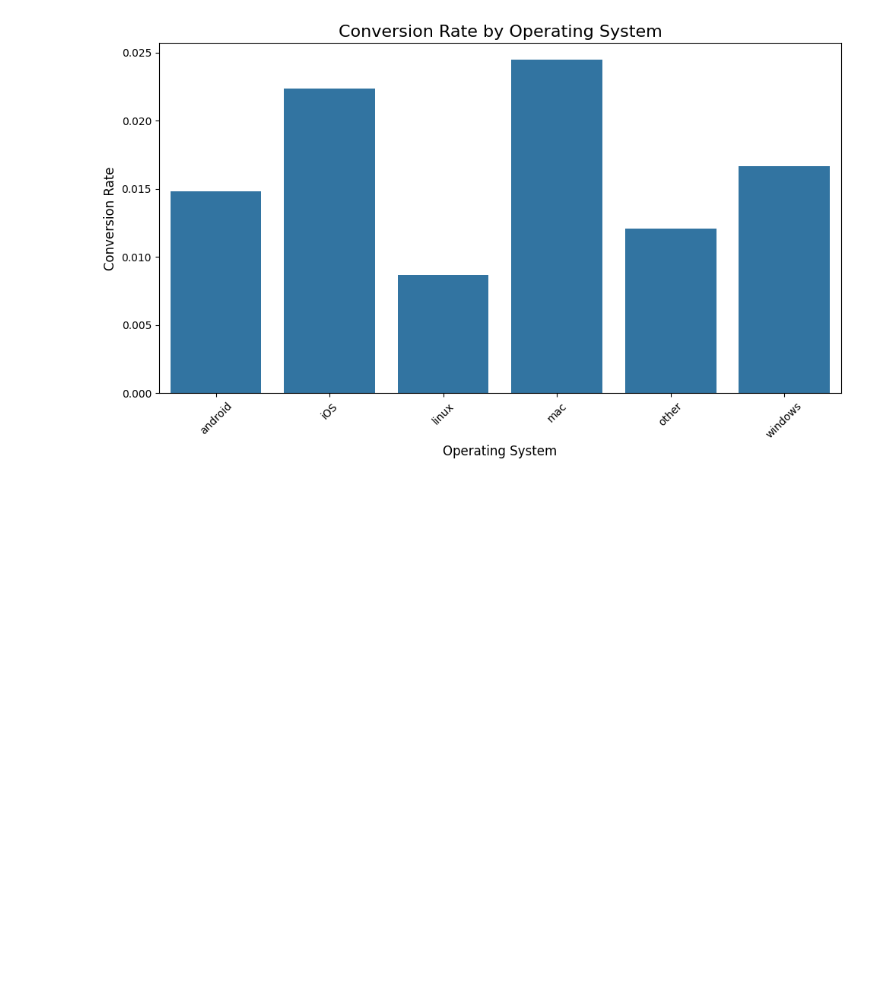
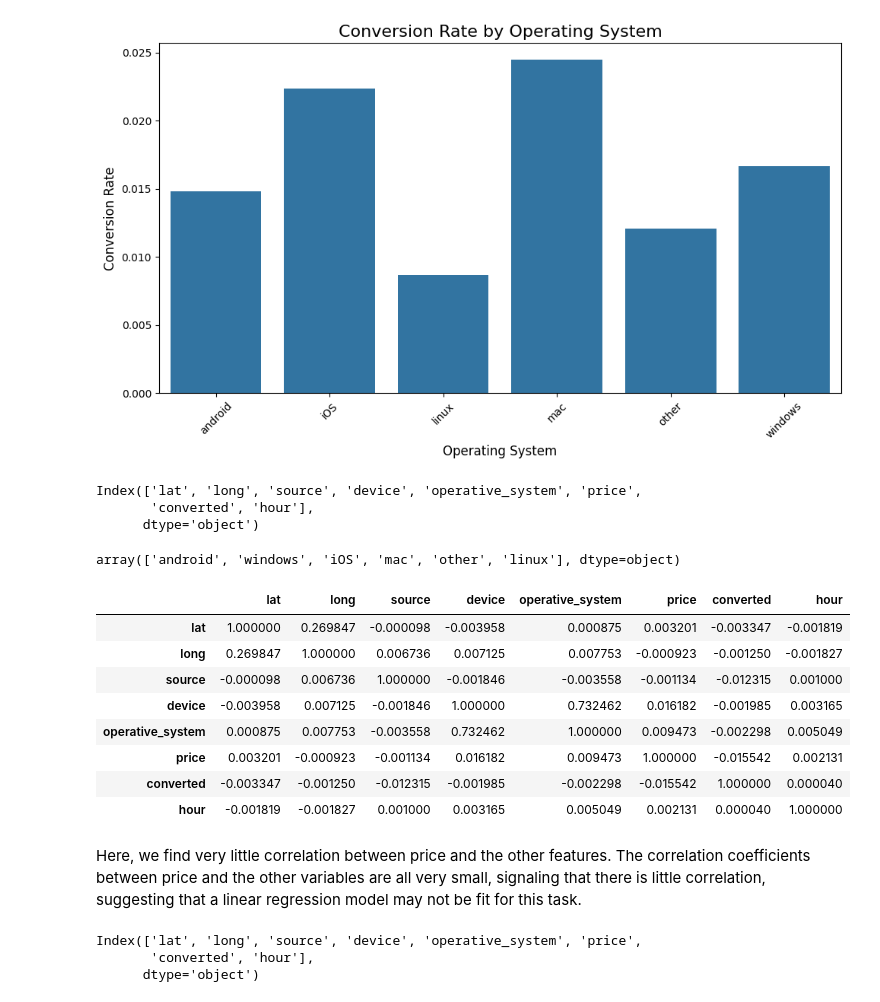
Before and after one commit to D123aniel/DATA110, a Jupyter notebook: project.ipynb, the cells around one changed output. Drawn from its saved outputs; the diff is of its cells as text; code cells hidden in the pictures; blank space fills up the shorter version.

```diff
--- a/project.ipynb
+++ b/project.ipynb
@@ -9,8 +9,11 @@ from sklearn.pipeline import make_pipeline
 test_results = pd.read_csv('test_results.csv')
 user_table = pd.read_csv('user_table.csv')
 # %%
+def merge_tables(table1, table2, on_col):
+    return table1.merge(table2, on = on_col)
+
 # Combine tables based on user_id
-combined = user_table.merge(test_results, on = 'user_id')
+combined = merge_tables(user_table, test_results, 'user_id')
 
 # Convert timestamp column to datetime format for analysis
 combined['timestamp'] = pd.to_datetime(combined['timestamp'], errors='coerce')
@@ -87,3 +95,14 @@ plt.tight_layout()
 plt.show()
 # %% [output]
 [figure]
+# %%
+combined_small = combined.drop(columns = ['user_id','city','country','test','timestamp'])
+print(combined_small.columns)
+# %% [output]
+Index(['lat', 'long', 'source', 'device', 'operative_system', 'price',
+       'converted', 'hour'],
+      dtype='object')
+# %%
+combined_small['operative_system'].unique()
+# %% [output]
+array(['android', 'windows', 'iOS', 'mac', 'other', 'linux'], dtype=object)
@@ -89,0 +113,21 @@ plt.show()
+# %%
+corrs = combined_small.corr(method='spearman')
+corrs
+# %% [output]
+|  | lat | long | source | device | operative_system | price | converted | hour |
+| lat | 1.000000 | 0.269847 | -0.000098 | -0.003958 | 0.000875 | 0.003201 | -0.003347 | -0.001819 |
+| long | 0.269847 | 1.000000 | 0.006736 | 0.007125 | 0.007753 | -0.000923 | -0.001250 | -0.001827 |
+| source | -0.000098 | 0.006736 | 1.000000 | -0.001846 | -0.003558 | -0.001134 | -0.012315 | 0.001000 |
+| device | -0.003958 | 0.007125 | -0.001846 | 1.000000 | 0.732462 | 0.016182 | -0.001985 | 0.003165 |
+| operative_system | 0.000875 | 0.007753 | -0.003558 | 0.732462 | 1.000000 | 0.009473 | -0.002298 | 0.005049 |
+| price | 0.003201 | -0.000923 | -0.001134 | 0.016182 | 0.009473 | 1.000000 | -0.015542 | 0.002131 |
+| converted | -0.003347 | -0.001250 | -0.012315 | -0.001985 | -0.002298 | -0.015542 | 1.000000 | 0.000040 |
+| hour | -0.001819 | -0.001827 | 0.001000 | 0.003165 | 0.005049 | 0.002131 | 0.000040 | 1.000000 |
+# %% [markdown]
+Here, we find very little correlation between price and the other features. The correlation coefficients between price and the other variables are all very small, signaling that there is little correlation, suggesting that a linear regression model may not be fit for this task.
+# %%
+combined_small.columns
+# %% [output]
+Index(['lat', 'long', 'source', 'device', 'operative_system', 'price',
+       'converted', 'hour'],
+      dtype='object')
```
Also changed, not shown: parts of 6 cells of this notebook.
